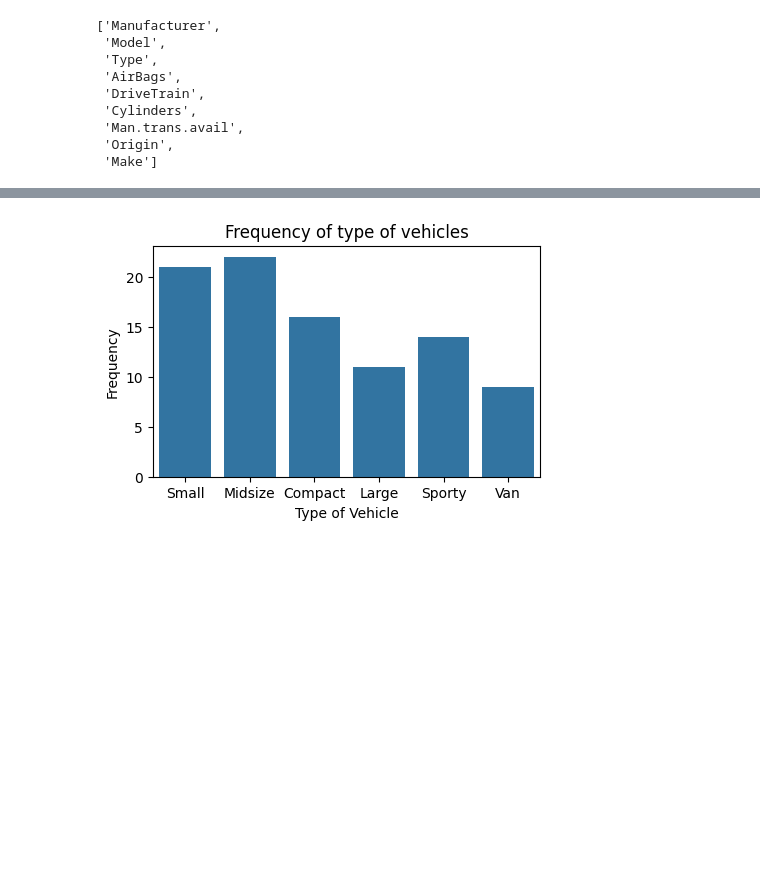
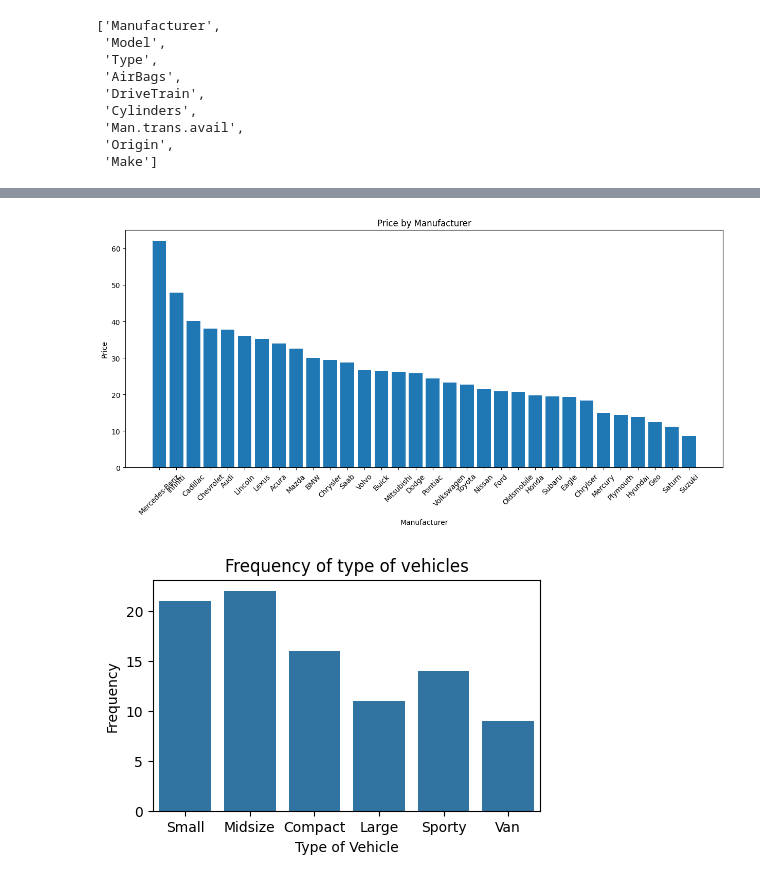
Before and after one commit to SachinGunjal001/Python-for-Machine-Learning, a Jupyter notebook: Visuals_Sns_Plt_plotly.ipynb, the cells around one changed output, grey strips where cells are left out. Cells and saved outputs as stored; diff of their text form; code cells hidden in the pictures; blank space fills up the shorter version.

```diff
--- a/Visuals_Sns_Plt_plotly.ipynb
+++ b/Visuals_Sns_Plt_plotly.ipynb
@@ -273,3 +304,20 @@ Pie Chart
+# %%
+import matplotlib.pyplot as plt
+
+plt.figure(figsize=(15,6))
+
+cars_sorted = cars.sort_values('Price', ascending=False)
+
+bars = plt.bar(cars_sorted['Manufacturer'], cars_sorted['Price'])
+
+plt.xticks(rotation=45)
+
+plt.xlabel('Manufacturer')
+plt.ylabel('Price')
+plt.title('Price by Manufacturer')
+plt.show()
+# %% [output]
+[figure, added]
 # %%
 plt.figure(figsize=(5,3))
 sns.countplot(x='Type', data=cars)
```
Also changed, not shown: parts of 7 cells of this notebook.
